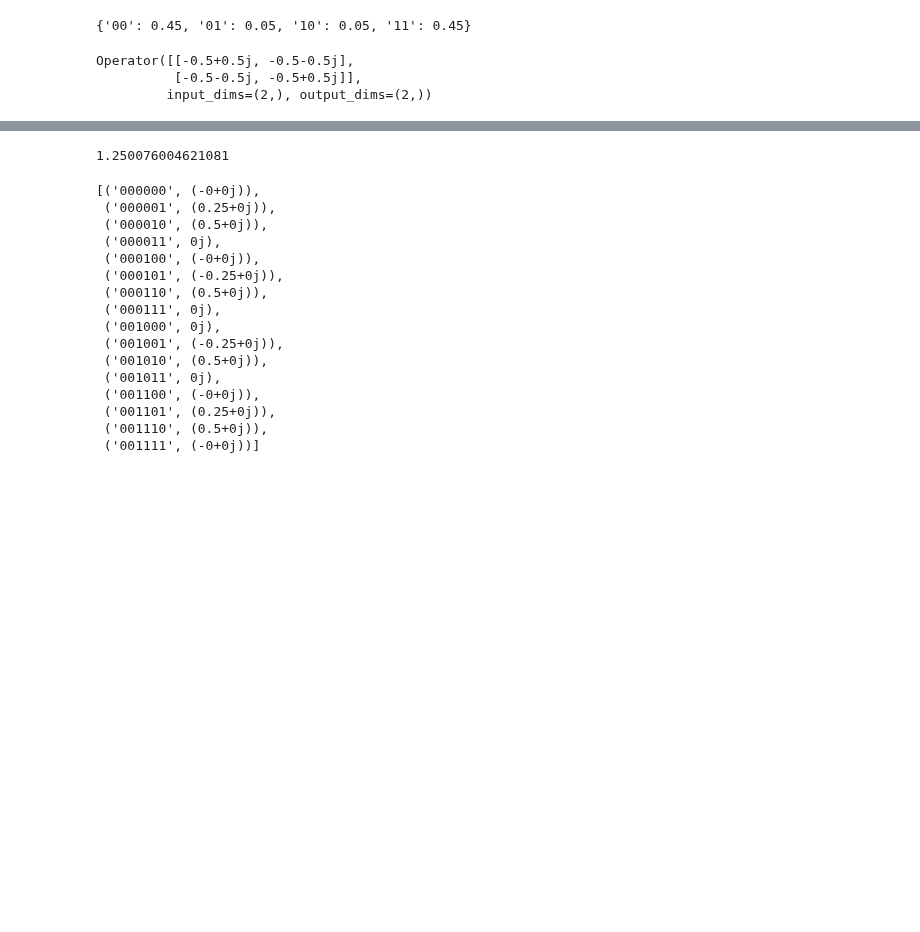
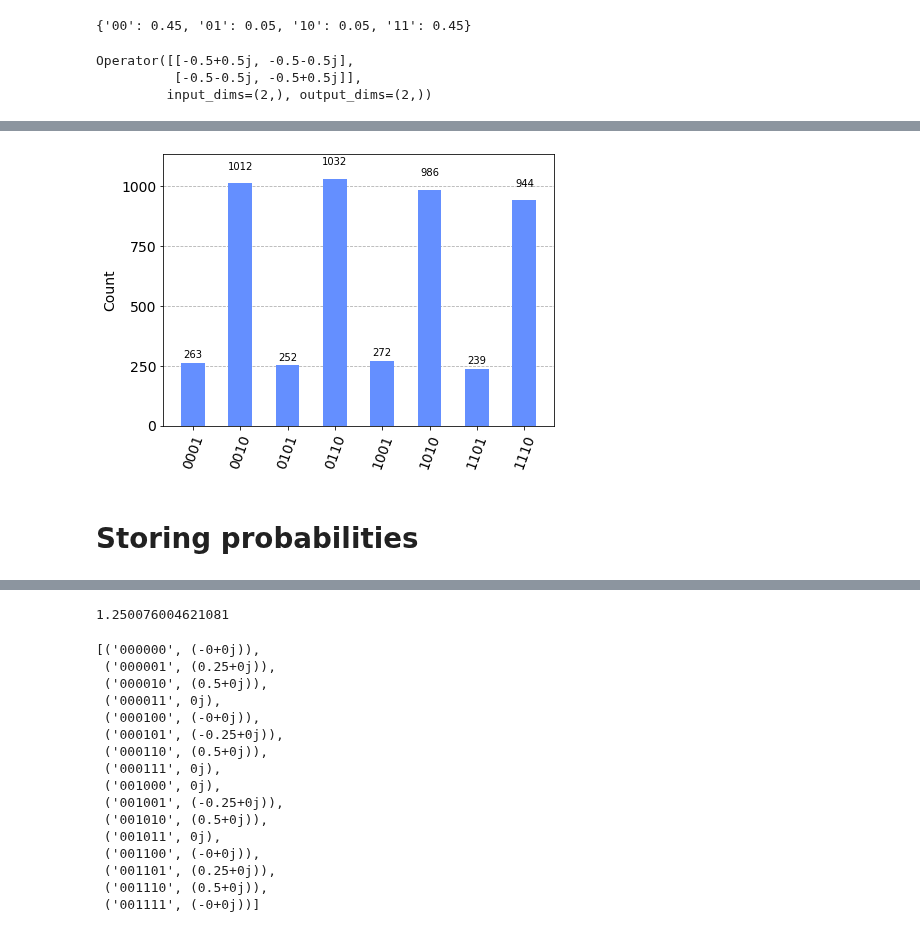
Before and after one commit to PolnareffPark/QuPCA, a Jupyter notebook: tomography_test.ipynb, the cells around one changed output, grey strips where cells are left out. Drawn from its saved outputs; the diff is of its cells as text; code cells hidden in the pictures; blank space fills up the shorter version.

```diff
--- a/tomography_test.ipynb
+++ b/tomography_test.ipynb
@@ -223,0 +275,10 @@ bitstrings=[''.join([''.join(str(j)) for j in i]) for i in list(map(list, iterto
+# %%
+n_shots=5000
+backend_total = Aer.get_backend("qasm_simulator")
+job = backend_total.run(transpile(total_circuit_1, backend=backend_total), shots=n_shots)
+counts = job.result().get_counts()
+plot_histogram(counts)
+# %% [output]
+[figure, added]
+# %% [markdown]
+# Storing probabilities
```
Also changed, not shown: parts of 33 cells of this notebook.
